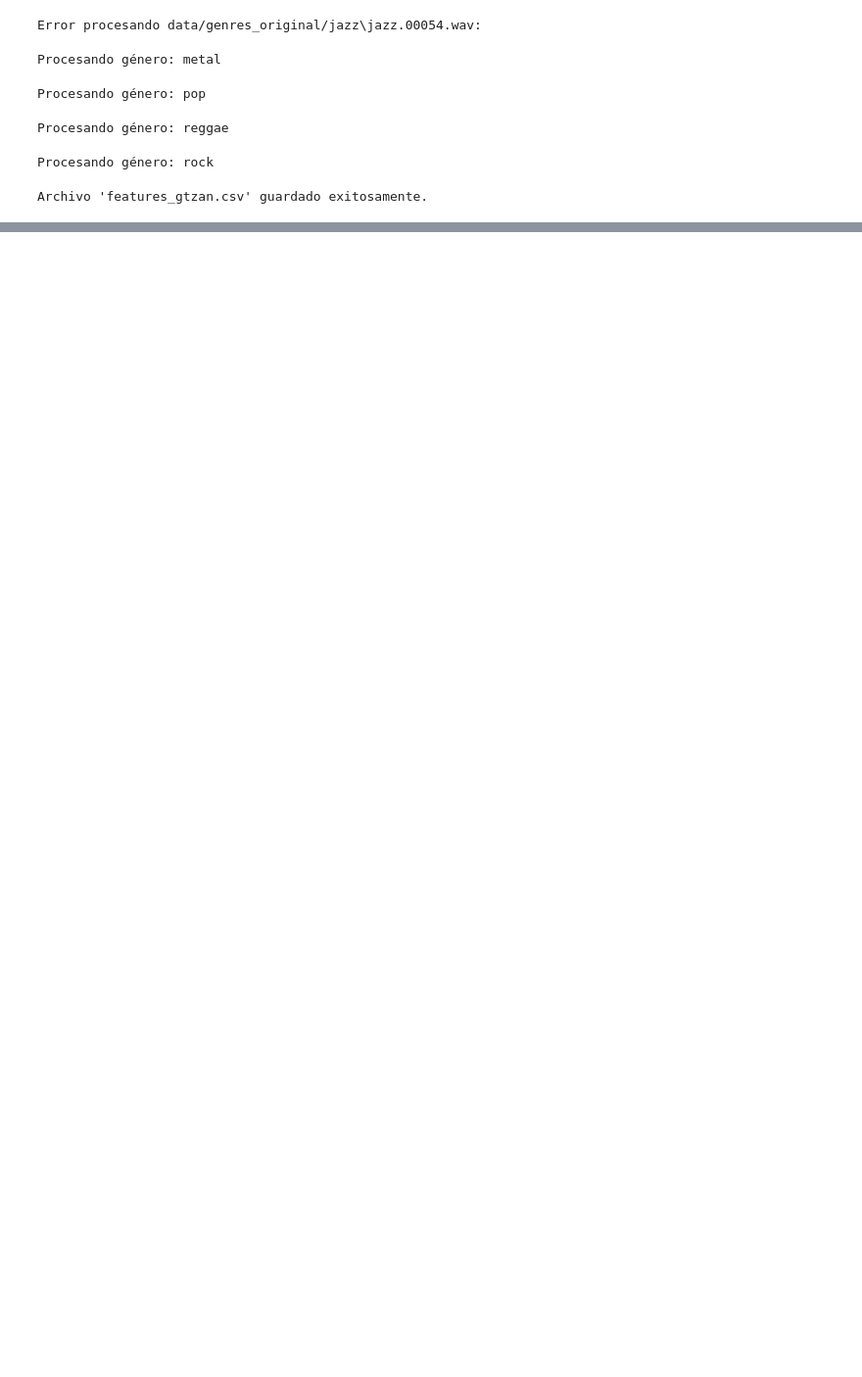
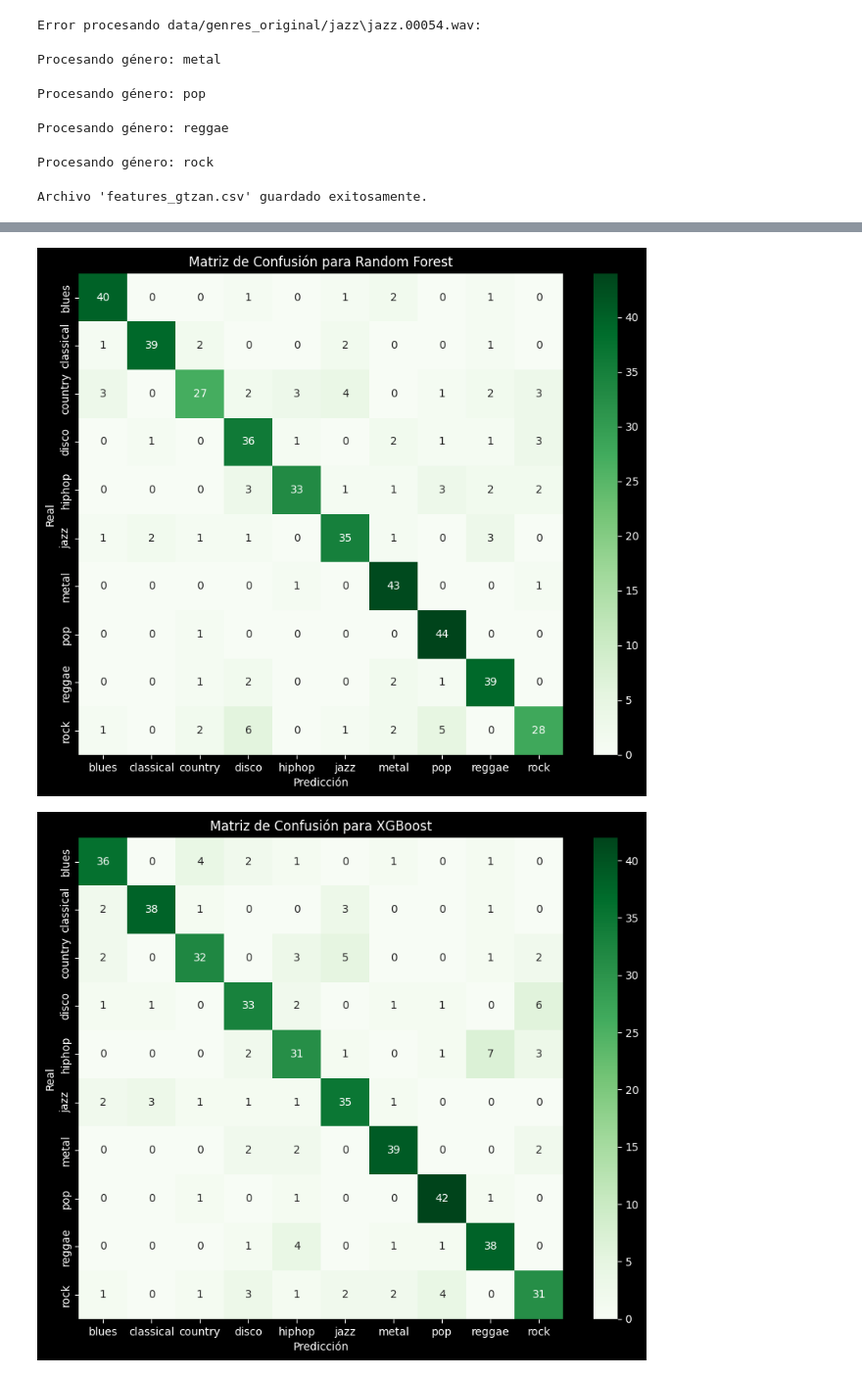
Before and after one commit to SixSunSets/Music-Genre-Classifier, a Jupyter notebook: notebook.ipynb, the cells around one changed output, grey strips where cells are left out. Shown at 98% size. Cells and saved outputs as stored; diff of their text form; code cells hidden in the pictures; blank space fills up the shorter version.

```diff
--- a/notebook.ipynb
+++ b/notebook.ipynb
@@ -193,0 +503,25 @@ weighted avg       0.58      0.58      0.57       149
+# %%
+import joblib
+from sklearn.metrics import classification_report, confusion_matrix
+import seaborn as sns
+import matplotlib.pyplot as plt
+
+# Cargar los tres modelos
+best_rf_model = joblib.load('best_random_forest_model.pkl')
+best_xgb_model = joblib.load('best_xgboost_model.pkl')
+best_knn_model = joblib.load('best_knn_model.pkl')
+
+# Hacer predicciones con cada modelo
+y_pred_rf = best_rf_model.predict(X_test)
+y_pred_xgb = best_xgb_model.predict(X_test)
+y_pred_knn = best_knn_model.predict(X_test)
+
+# Evaluar cada modelo con classification_report
+print("Reporte de clasificación para Random Forest:")
+print(classification_report(y_test, y_pred_rf, target_names=label_encoder.classes_))
+
+print("Reporte de clasificación para XGBoost:")
+print(classification_report(y_test, y_pred_xgb, target_names=label_encoder.classes_))
+
+print("Reporte de clasificación para KNN:")
+print(classification_report(y_test, y_pred_knn, target_names=label_encoder.classes_))
@@ -193,0 +546,19 @@ weighted avg       0.58      0.58      0.57       149
+# %%
+# Matriz de confusión para cada modelo
+def plot_confusion_matrix(y_true, y_pred, model_name):
+    conf_matrix = confusion_matrix(y_true, y_pred)
+    plt.figure(figsize=(10, 8))
+    sns.heatmap(conf_matrix, annot=True, fmt='d', xticklabels=label_encoder.classes_,
+                yticklabels=label_encoder.classes_, cmap='Greens')
+    plt.title(f'Matriz de Confusión para {model_name}')
+    plt.xlabel('Predicción')
+    plt.ylabel('Real')
+    plt.show()
+
+# Mostrar las matrices de confusión
+plot_confusion_matrix(y_test, y_pred_rf, 'Random Forest')
+plot_confusion_matrix(y_test, y_pred_xgb, 'XGBoost')
+plot_confusion_matrix(y_test, y_pred_knn, 'KNN')
+# %% [output]
+[figure, added]
+[figure, added]
```
Also changed, not shown: parts of 27 cells of this notebook, 4 other files.
